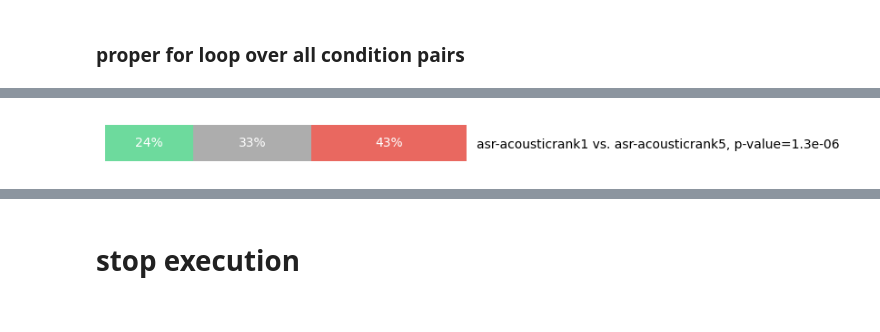
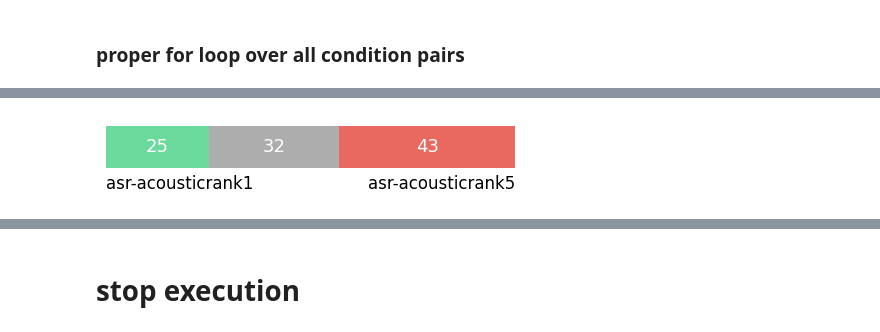
Before and after one commit to jonojace/rlspeller, a Jupyter notebook: ab_test/analyse_qualtrics_listening_test_results_SSW2023_exp2.ipynb, the cells around one changed output, grey strips where cells are left out. Drawn from its saved outputs; the diff is of its cells as text; code cells hidden in the pictures.

```diff
--- a/ab_test/analyse_qualtrics_listening_test_results_SSW2023_exp2.ipynb
+++ b/ab_test/analyse_qualtrics_listening_test_results_SSW2023_exp2.ipynb
@@ -615,6 +630,22 @@ conditions asr_1000_best_acoustic_autorank_top1 and asr_1000_best_acoustic_autor
 with p-value == 1 and α == 0.05
 # %% [markdown]
 ### proper for loop over all condition pairs
+# %%
+def largest_remainder_method(values, total):
+    # Round all values down to the nearest integer value
+    rounded_values = [int(v) for v in values]
+
+    # Determine the difference between the sum of the rounded values and total value
+    remainder = int(total - sum(rounded_values))
+
+    # Distribute the difference between the rounded values in decreasing order of their decimal parts
+    decimal_parts = [(i, v - int(v)) for i, v in enumerate(values)]
+    decimal_parts.sort(key=lambda x: x[1], reverse=True)
+
+    for i in range(remainder):
+        rounded_values[decimal_parts[i][0]] += 1
+
+    return rounded_values
 # %%
 ADD_DRAWS = False
 α = 0.05
@@ -622,7 +653,7 @@ ADD_DRAWS = False
 # keep set of seen conditions so we don't double print pairs of conditions
 seen_condition_pairs = set()
 
-printout = False
+printout = True
 
 for cond1, cond2 in alltests_conditionpair2numwins_and_numdraws:
     if (cond1,cond2) in seen_condition_pairs or (cond2,cond1) in seen_condition_pairs:
@@ -656,20 +687,38 @@ for cond1, cond2 in alltests_conditionpair2numwins_and_numdraws:
 
     # display matplotlib proportion graph
     plt.figure(figsize=(5, 1))
-    plt.barh(y=0, height=0.1, width=cond1_win_proportion, color=condition2colour[cond1])
-    plt.barh(y=0, height=0.1, width=draw_proportion, left=cond1_win_proportion, color="#adadad")
-    plt.barh(y=0, height=0.1, width=cond2_win_proportion, left=cond1_win_proportion + draw_proportion, color=condition2colour[cond2])
+    barheight = 0.075
+    plt.barh(y=0, height=barheight, width=cond1_win_proportion, color=condition2colour[cond1])
+    plt.barh(y=0, height=barheight, width=draw_proportion, left=cond1_win_proportion, color="#adadad")
+    plt.barh(y=0, height=barheight, width=cond2_win_proportion, left=cond1_win_proportion + draw_proportion, color=condition2colour[cond2])
     plt.tight_layout()
     plt.xticks([],[])
     plt.yticks([],[])
 
+    # get rounded percentages
+    cond1_win_percentage = cond1_win_proportion * 100
+    draw_percentage = draw_proportion * 100
+    cond2_win_percentage = cond2_win_proportion * 100
+
+    cond1_win_percentage, draw_percentage, cond2_win_percentage = largest_remainder_method(
+        [
+            cond1_win_percentage,
+            draw_percentage,
+            cond2_win_percentage,
+        ],
+        total=100,
+    )
+
     # write text for proportions for A, no pref, and B onto the plot
-    def proportion_to_percent_label(proportion):
-        return f"{proportion*100:.2g}%"
-    proportion_text_fontsize = 10
-    plt.text(cond1_win_proportion/2, 0, proportion_to_percent_label(cond1_win_proportion), ha="center", va="center", color="white", fontsize=proportion_text_fontsize)
-    plt.text(cond1_win_proportion+draw_proportion/2 , 0, proportion_to_percent_label(draw_proportion), ha="center", va="center", color="white", fontsize=proportion_text_fontsize)
-    plt.text(cond1_win_proportion+draw_proportion+cond2_win_proportion/2, 0, proportion_to_percent_label(cond2_win_proportion), ha="center", va="center", color="white", fontsize=proportion_text_fontsize)
+    def proportion_to_percent_label(proportion, incl_percent=False):
+        s = f"{proportion*100:.2g}"
+        if incl_percent:
+            s += "%"
+        return s
+    proportion_text_fontsize = 13.0
+    plt.text(cond1_win_proportion/2, 0, cond1_win_percentage, ha="center", va="center", color="white", fontsize=proportion_text_fontsize)
+    plt.text(cond1_win_proportion+draw_proportion/2 , 0, draw_percentage, ha="center", va="center", color="white", fontsize=proportion_text_fontsize)
+    plt.text(cond1_win_proportion+draw_proportion+cond2_win_proportion/2, 0, cond2_win_percentage, ha="center", va="center", color="white", fontsize=proportion_text_fontsize)
 
     # remove border of axes
     ax = plt.gca() # Get the current axes
@@ -678,13 +727,22 @@ for cond1, cond2 in alltests_conditionpair2numwins_and_numdraws:
     ax.spines['bottom'].set_visible(False)
     ax.spines['left'].set_visible(False)
 
-    # add title
+    # remove extraneous whitespace on right hand side of proportion plot
+    plt.xlim([0, 1])
+
+    # add title/condition labels
     add_significant_to_title = False
     title = f"{rename_condition(cond1)} vs. {rename_condition(cond2)}, p-value={pval:.2g}"
     if add_significant_to_title and pval >= α:
         title += " NOT SIGNIFICANT"
-    title_on_right = True
-    if title_on_right:
+    condition_labels_on_bottom = True
+    title_on_right = False
+    if condition_labels_on_bottom:
+        cond_label_ypos = - barheight + 0.0
+        condition_label_fontsize = 12.0
+        plt.text(0,cond_label_ypos,rename_condition(cond1), fontsize=condition_label_fontsize)
+        plt.text(1,cond_label_ypos,rename_condition(cond2), ha='right', fontsize=condition_label_fontsize)
+    elif title_on_right:
         ytick_label_xpos_adjust = -10
         ax = plt.gca() # Get the current axes
         ax.yaxis.tick_right() # Move the ticks to the right
@@ -696,8 +754,18 @@ for cond1, cond2 in alltests_conditionpair2numwins_and_numdraws:
     else:
         plt.title(title)
 
+    # add signifiance indicator on right
+    indicate_non_significance = False
+    indicate_significance = False
+    if indicate_non_significance and pval > α:
+        plt.text(1.02,-0.01,f"p-value={pval:.2g}")
+    elif indicate_significance:
+        plt.text(1.02,-0.01,f"p-value={pval:.2g}")
+
+    # make plot tighter
+
     savepath = f'plots/exp{EXP_NUM}__abproportion__{rename_condition(cond1)}_vs_{rename_condition(cond2)}.pdf'
-    plt.savefig(savepath, bbox_inches='tight')
+    plt.savefig(savepath, bbox_inches='tight', pad_inches=0)
 
     plt.show()
 # %% [output]
@@ -704 +773 @@ for cond1, cond2 in alltests_conditionpair2numwins_and_numdraws:
-[figure, old version]
+[figure, new version]
```
Also changed, not shown: parts of 12 cells of this notebook, 27 other files.
